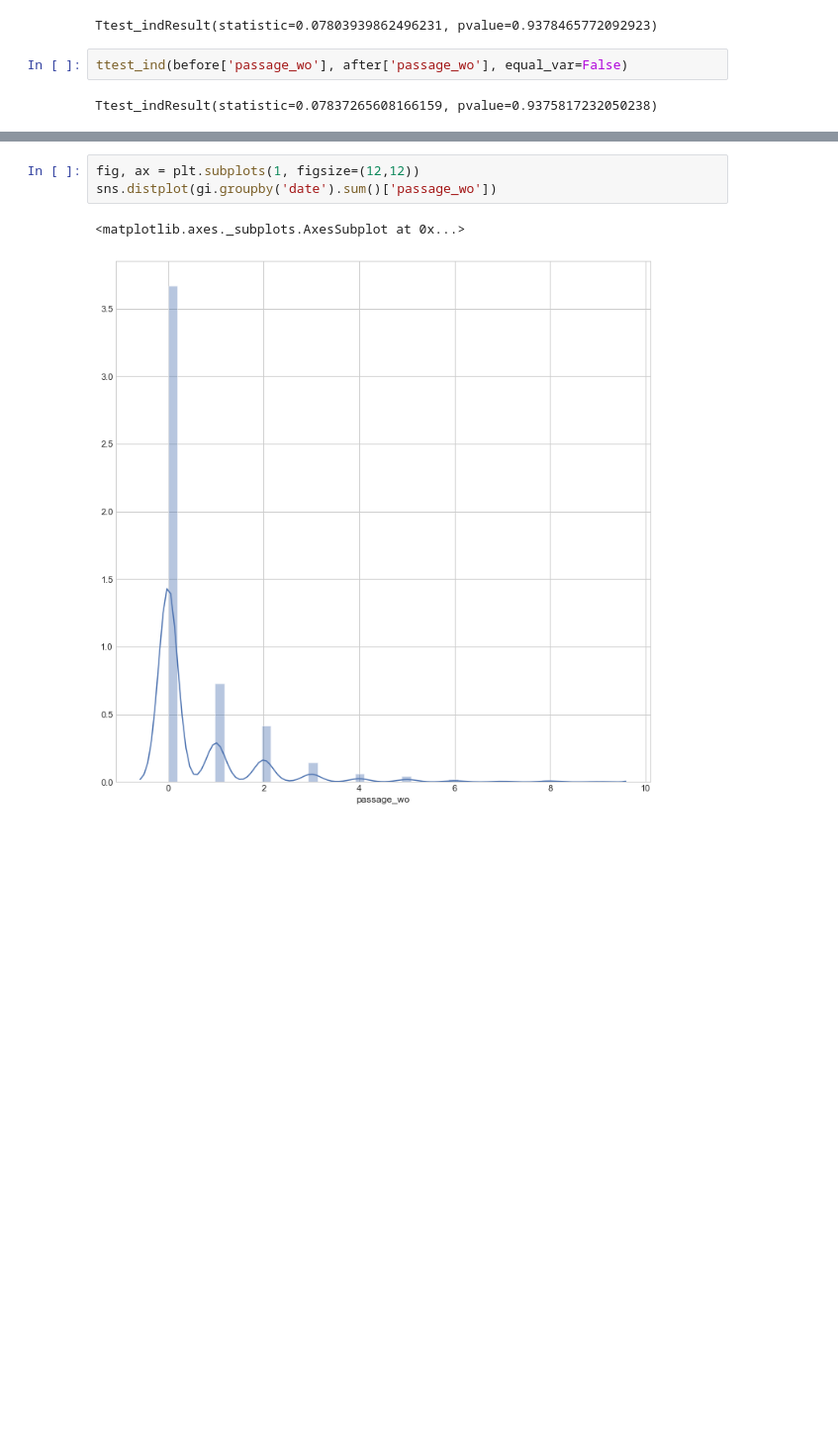
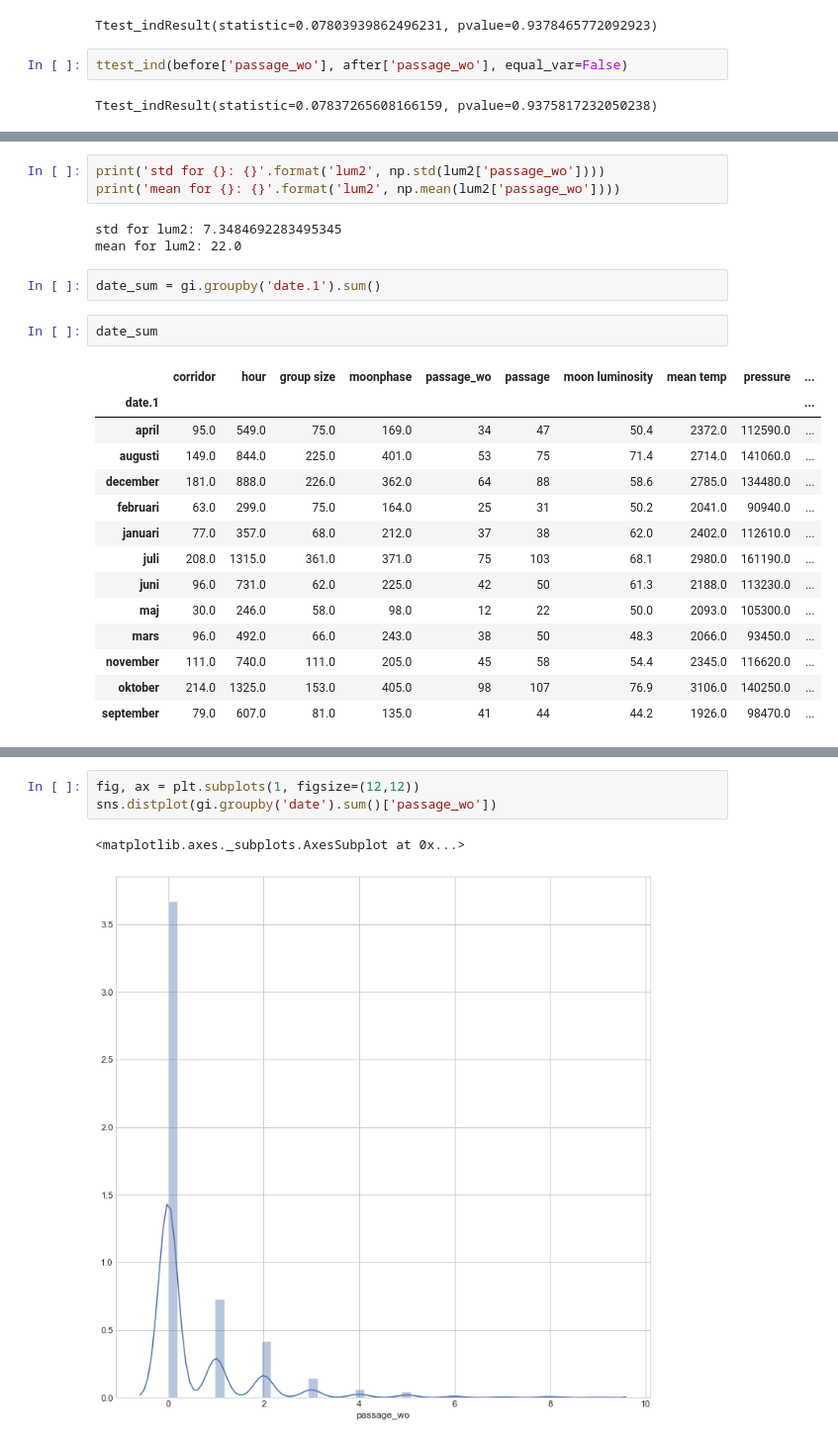
Before and after one commit to maxlund/johannas, a Jupyter notebook: johannas_v2.ipynb, the cells around one changed output, grey strips where cells are left out. Shown: that part at 99% size. Saved outputs shown, nothing was run; the diff lists cells and outputs as text; blank space fills up the shorter version.

Commit message:
fix last mean and std

```diff
--- a/johannas_v2.ipynb
+++ b/johannas_v2.ipynb
@@ -356,0 +392,25 @@ Ttest_indResult(statistic=0.07837265608166159, pvalue=0.9375817232050238)
+# %%
+print('std for {}: {}'.format('lum2', np.std(lum2['passage_wo'])))
+print('mean for {}: {}'.format('lum2', np.mean(lum2['passage_wo'])))
+# %% [output]
+std for lum2: 7.3484692283495345
+mean for lum2: 22.0
+# %%
+date_sum = gi.groupby('date.1').sum()
+# %%
+date_sum
+# %% [output]
+|  | corridor | hour | group size | moonphase | passage_wo | passage | moon luminosity | mean temp | pressure | ... |
+| date.1 |  |  |  |  |  |  |  |  |  | ... |
+| april | 95.0 | 549.0 | 75.0 | 169.0 | 34 | 47 | 50.4 | 2372.0 | 112590.0 | ... |
+| augusti | 149.0 | 844.0 | 225.0 | 401.0 | 53 | 75 | 71.4 | 2714.0 | 141060.0 | ... |
+| december | 181.0 | 888.0 | 226.0 | 362.0 | 64 | 88 | 58.6 | 2785.0 | 134480.0 | ... |
+| februari | 63.0 | 299.0 | 75.0 | 164.0 | 25 | 31 | 50.2 | 2041.0 | 90940.0 | ... |
+| januari | 77.0 | 357.0 | 68.0 | 212.0 | 37 | 38 | 62.0 | 2402.0 | 112610.0 | ... |
+| juli | 208.0 | 1315.0 | 361.0 | 371.0 | 75 | 103 | 68.1 | 2980.0 | 161190.0 | ... |
+| juni | 96.0 | 731.0 | 62.0 | 225.0 | 42 | 50 | 61.3 | 2188.0 | 113230.0 | ... |
+| maj | 30.0 | 246.0 | 58.0 | 98.0 | 12 | 22 | 50.0 | 2093.0 | 105300.0 | ... |
+| mars | 96.0 | 492.0 | 66.0 | 243.0 | 38 | 50 | 48.3 | 2066.0 | 93450.0 | ... |
+| november | 111.0 | 740.0 | 111.0 | 205.0 | 45 | 58 | 54.4 | 2345.0 | 116620.0 | ... |
+| oktober | 214.0 | 1325.0 | 153.0 | 405.0 | 98 | 107 | 76.9 | 3106.0 | 140250.0 | ... |
+| september | 79.0 | 607.0 | 81.0 | 135.0 | 41 | 44 | 44.2 | 1926.0 | 98470.0 | ... |
```
Also changed, not shown: parts of 9 cells of this notebook.
